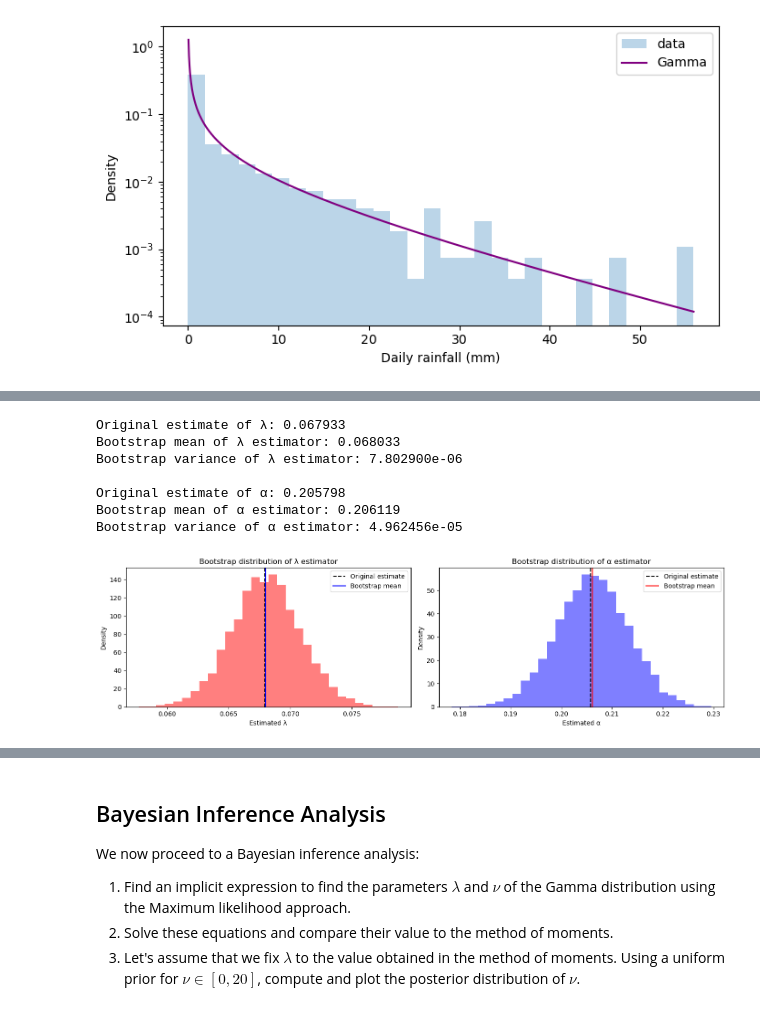
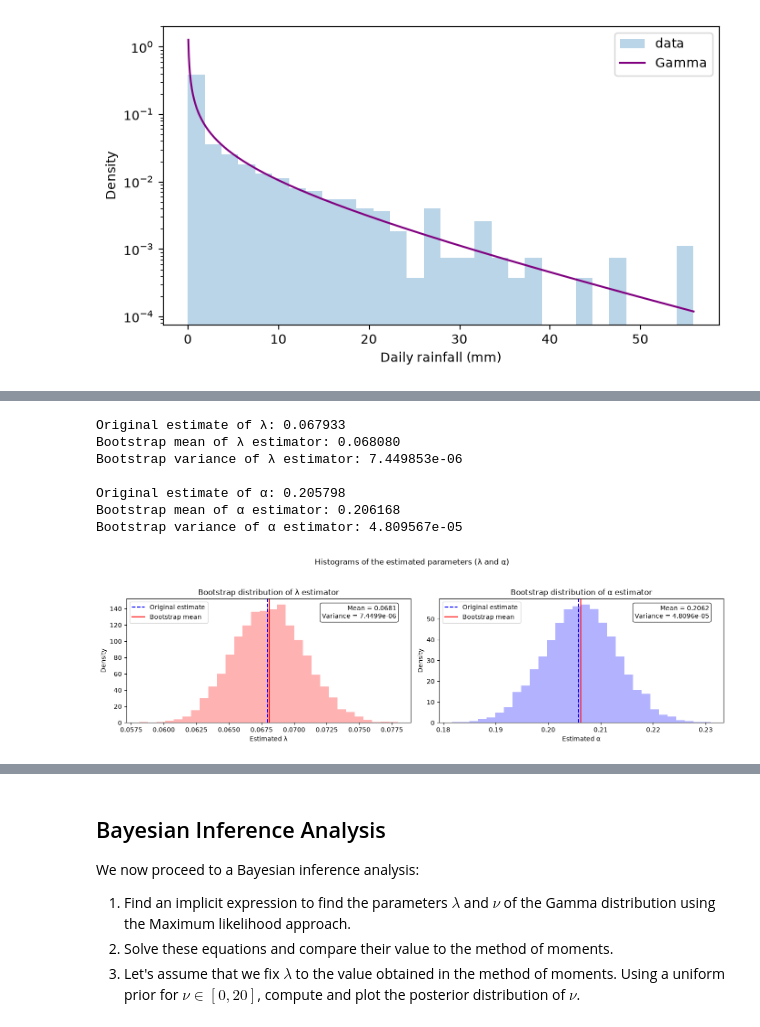
Before and after one commit to cbasitodx/ADVANCED_STATISTIC_LAB1, a Jupyter notebook: TPBayes.ipynb, the cells around one changed output, grey strips where cells are left out. Cells and saved outputs as stored; diff of their text form; code cells hidden in the pictures.

````diff
--- a/TPBayes.ipynb
+++ b/TPBayes.ipynb
@@ -94,9 +107,11 @@ $$
 because this will allow us to write the estimators computed with the moments method in convenient terms. In pandas, this is just ```.var(ddof=0)```.
 # %%
 rain_mean = rain.mean()
-rain_var = rain.var(ddof=0)
+biased_rain_var = rain.var(ddof=0)
+unbiased_rain_var = rain.var(ddof=1)
 
 print(f"The estimated mean of the precipitation is: {rain_mean}.")
-print(f"The estimated variance of the precipitation is: {rain_var}.")
+print(f"The estimated (biased) variance of the precipitation is: {biased_rain_var}.")
+print(f"The estimated (unbiased) variance of the precipitation is: {unbiased_rain_var}")
 # %% [output]
 The estimated mean of the precipitation is: 3.02943189596167.
@@ -152,6 +168,6 @@ To compute $\mu_1$ and $\mu_2$ in pandas we use the mean and variance computed i
 # %%
-pop_lambda = rain_mean/rain_var
-pop_alpha = (rain_mean**2)/rain_var
+pop_lambda = rain_mean/biased_rain_var
+pop_alpha = (rain_mean**2)/biased_rain_var
 
 print(f"The estimated value of λ through the moments method is {pop_lambda}.")
 print(f"The estimated value of α through the moments method is {pop_alpha}.")
@@ -274,7 +205,4 @@ Population λ: 0.0679, Estimated λ: 0.0681
 # %%
-# We fix the seed to 42 in orden to have reproducibility
-rng = np.random.default_rng(42)
-
 n = 10_000       # Size of each bootstrap sample
 n_trials = 8_000 # Number of bootstrap replications (we fix this number since it is not given)
 
@@ -301,40 +229,59 @@ var_alpha = sample_alphas.var(ddof=1)
 
 print(f"Original estimate of λ: {pop_lambda:.6f}")
 print(f"Bootstrap mean of λ estimator: {mean_lambda:.6f}")
 print(f"Bootstrap variance of λ estimator: {var_lambda:.6e}")
 print()
 
 print(f"Original estimate of α: {pop_alpha:.6f}")
 print(f"Bootstrap mean of α estimator: {mean_alpha:.6f}")
 print(f"Bootstrap variance of α estimator: {var_alpha:.6e}")
 
+# =================================================== #
 # Histograms of the bootstrap distributions
 fig, axes = plt.subplots(1, 2, figsize=(14, 4))
 
-axes[0].hist(sample_lambdas,bins=30,density=True,alpha=0.5,color="red")
-axes[0].axvline(pop_lambda,color="black",linestyle="--",label="Original estimate")
-axes[0].axvline(mean_lambda,color="blue",label="Bootstrap mean")
+axes[0].hist(sample_lambdas,bins=30,density=True,alpha=0.3,color="red")
+axes[0].axvline(pop_lambda,color="blue",linestyle="--",label="Original estimate")
+axes[0].axvline(mean_lambda,color="red",label="Bootstrap mean")
+axes[0].text(
+    0.95, 0.95,
+    f"Mean = {mean_lambda:.4f}\nVariance = {var_lambda:.4e}",
+    transform=axes[0].transAxes,
+    verticalalignment='top',
+    horizontalalignment='right',
+    bbox=dict(boxstyle='round', facecolor='white', alpha=0.8)
+)
 axes[0].set_title("Bootstrap distribution of λ estimator")
 axes[0].set_xlabel("Estimated λ")
 axes[0].set_ylabel("Density")
 axes[0].legend()
 
-axes[1].hist(sample_alphas,bins=30,density=True,alpha=0.5,color="blue")
-axes[1].axvline(pop_alpha,color="black",linestyle="--",label="Original estimate")
+axes[1].hist(sample_alphas,bins=30,density=True,alpha=0.3,color="blue")
+axes[1].axvline(pop_alpha,color="blue",linestyle="--",label="Original estimate")
 axes[1].axvline(mean_alpha,color="red",label="Bootstrap mean")
+axes[1].text(
+    0.95, 0.95,
+    f"Mean = {mean_alpha:.4f}\nVariance = {var_alpha:.4e}",
+    transform=axes[1].transAxes,
+    verticalalignment='top',
+    horizontalalignment='right',
+    bbox=dict(boxstyle='round', facecolor='white', alpha=0.8)
+)
 axes[1].set_title("Bootstrap distribution of α estimator")
 axes[1].set_xlabel("Estimated α")
 axes[1].set_ylabel("Density")
 axes[1].legend()
 
+plt.suptitle('Histograms of the estimated parameters (λ and α)', y=1.05)
+
 plt.tight_layout()
 plt.show()
 # %% [output]
 Original estimate of λ: 0.067933
-Bootstrap mean of λ estimator: 0.068033
-Bootstrap variance of λ estimator: 7.802900e-06
+Bootstrap mean of λ estimator: 0.068080
+Bootstrap variance of λ estimator: 7.449853e-06
 
 Original estimate of α: 0.205798
-Bootstrap mean of α estimator: 0.206119
-Bootstrap variance of α estimator: 4.962456e-05
+Bootstrap mean of α estimator: 0.206168
+Bootstrap variance of α estimator: 4.809567e-05
-[figure, old version]
+[figure, new version]
````
Also changed, not shown: parts of 37 cells of this notebook.
